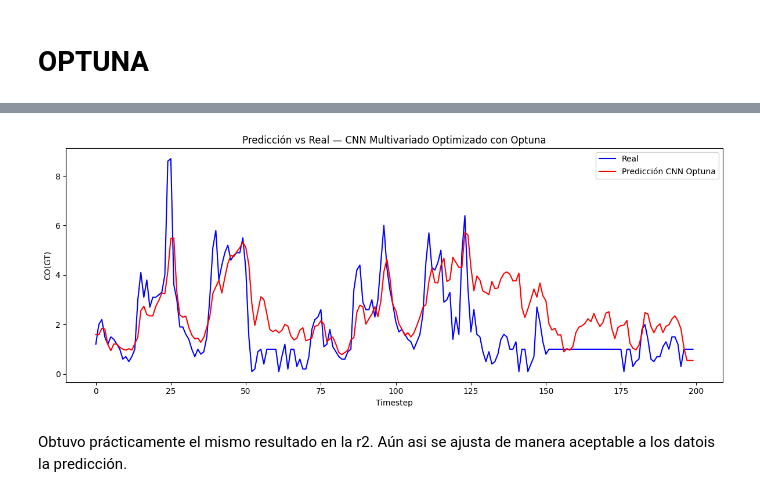
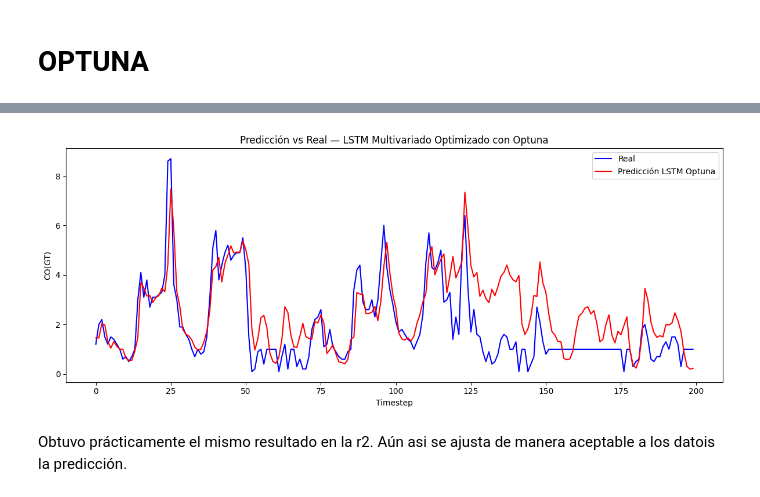
Before and after one commit to Maria-Paula-PR/Air_Quality_Pred_Clas, a Jupyter notebook: MULTIVARIADO.ipynb, the cells around one changed output, grey strips where cells are left out. Drawn from its saved outputs; the diff is of its cells as text; code cells hidden in the pictures.

```diff
--- a/MULTIVARIADO.ipynb
+++ b/MULTIVARIADO.ipynb
@@ -425 +1029,10 @@ Este modelo aprende 53 % la variabilidad de los datos.
+# %%
+
+
+X_train, X_test, y_train, y_test = train_test_split(
+    X_seq, y_seq, test_size=0.2, shuffle=False
+)
+
+# Define aquí la forma de entrada para usarla dentro del objective
+input_shape = X_train.shape[1:]  # → (window_size, n_features)
 # %%
@@ -492,15 +1115,20 @@ batch_size = params['batch_size']
 # %%
-model = Sequential()
-model.add(Conv1D(filters=filters, kernel_size=kernel_size, activation=activation, input_shape=(X_train.shape[1], X_train.shape[2])))
-model.add(Flatten())
-model.add(Dense(dense_units, activation=activation))
-model.add(Dense(1))
-model.compile(optimizer=Adam(learning_rate=learning_rate), loss='mse')
+model_opt = Sequential([
+    Input(shape=input_shape),                    # (window_size, n_features)
+    LSTM(lstm1_units, activation='tanh', return_sequences=True),
+    Dropout(dropout_rate),
+    LSTM(lstm2_units, activation='tanh'),
+    Dropout(dropout_rate),
+    Dense(dense_units, activation=activation),
+    Dense(1)
+])
+
+model_opt.compile(optimizer=Adam(learning_rate=learning_rate), loss='mse')
 
 # Entrenamiento final con EarlyStopping
 early_stop = EarlyStopping(monitor='val_loss', patience=5, restore_best_weights=True)
 
-model.fit(
+model_opt.fit(
     X_train, y_train,
     validation_split=0.2,
     epochs=50,
@@ -531,5 +1157,5 @@ Epoch 14/50
 # %%
-# Predicción
-y_pred = model.predict(X_test)
-y_pred_inv = scaler_y.inverse_transform(y_pred)
-y_test_inv = scaler_y.inverse_transform(y_test)
+# Predicción y desescalado
+y_pred_opt   = model_opt.predict(X_test)
+y_pred_inv   = scaler_y.inverse_transform(y_pred_opt)
+y_test_inv   = scaler_y.inverse_transform(y_test.reshape(-1, 1))
@@ -536,15 +1164,15 @@ y_test_inv = scaler_y.inverse_transform(y_test)
 # %%
 plt.figure(figsize=(12, 5))
 plt.plot(y_test_inv[:200], label='Real', color='blue')
-plt.plot(y_pred_inv[:200], label='Predicción CNN Optuna', color='red')
-plt.title('Predicción vs Real — CNN Multivariado Optimizado con Optuna')
+plt.plot(y_pred_inv[:200], label='Predicción LSTM Optuna', color='red')
+plt.title('Predicción vs Real — LSTM Multivariado Optimizado con Optuna')
 plt.xlabel('Timestep')
 plt.ylabel('CO(GT)')
 plt.legend()
 plt.tight_layout()
 plt.show()
 # %% [output]
-[figure, old version]
+[figure, new version]
 # %% [markdown]
 Obtuvo prácticamente el mismo resultado en la r2. Aún asi se ajusta de manera aceptable a los datois la predicción.
 # %% [markdown]
```
Also changed, not shown: parts of 47 cells of this notebook, 11 other files.
